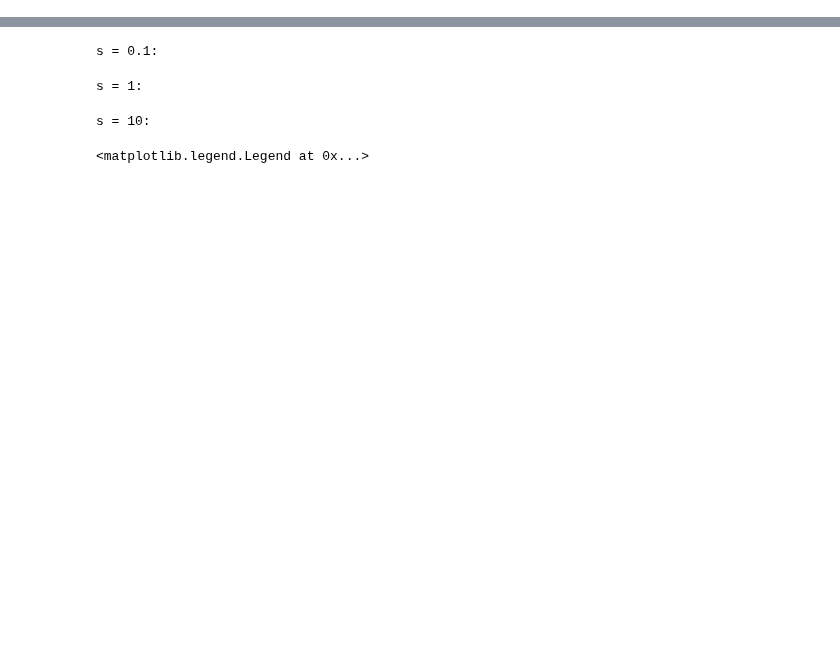
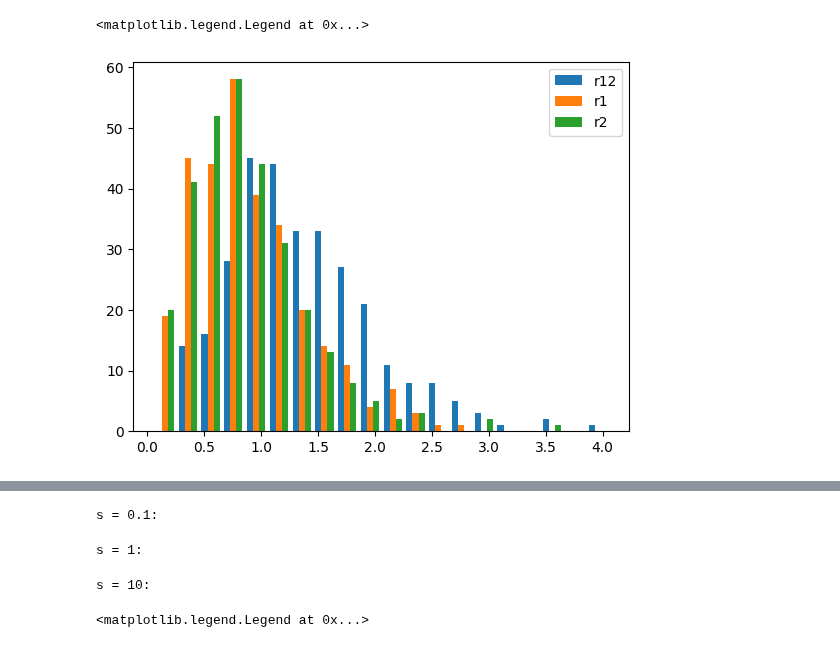
Before and after one commit to corinnawegner/Computational-physics, a Jupyter notebook: Project 5/Problem 1.ipynb, the cells around one changed output, grey strips where cells are left out. Cells and saved outputs as stored; diff of their text form; code cells hidden in the pictures; blank space fills up the shorter version.

```diff
--- a/Project 5/Problem 1.ipynb
+++ b/Project 5/Problem 1.ipynb
@@ -135,0 +174,6 @@ plt.fill_between(np.arange(sim.shape[0]), E_avg_s-E_std_s, E_avg_s+E_std_s, alph
+# %%
+plt.hist([list_3,list_1,list_2], bins=20, label=["r12", "r1","r2"])
+plt.legend()
+# %% [output]
+<matplotlib.legend.Legend at 0x...>
+[figure, added]
```
Also changed, not shown: parts of 31 cells of this notebook, 1 other file.
